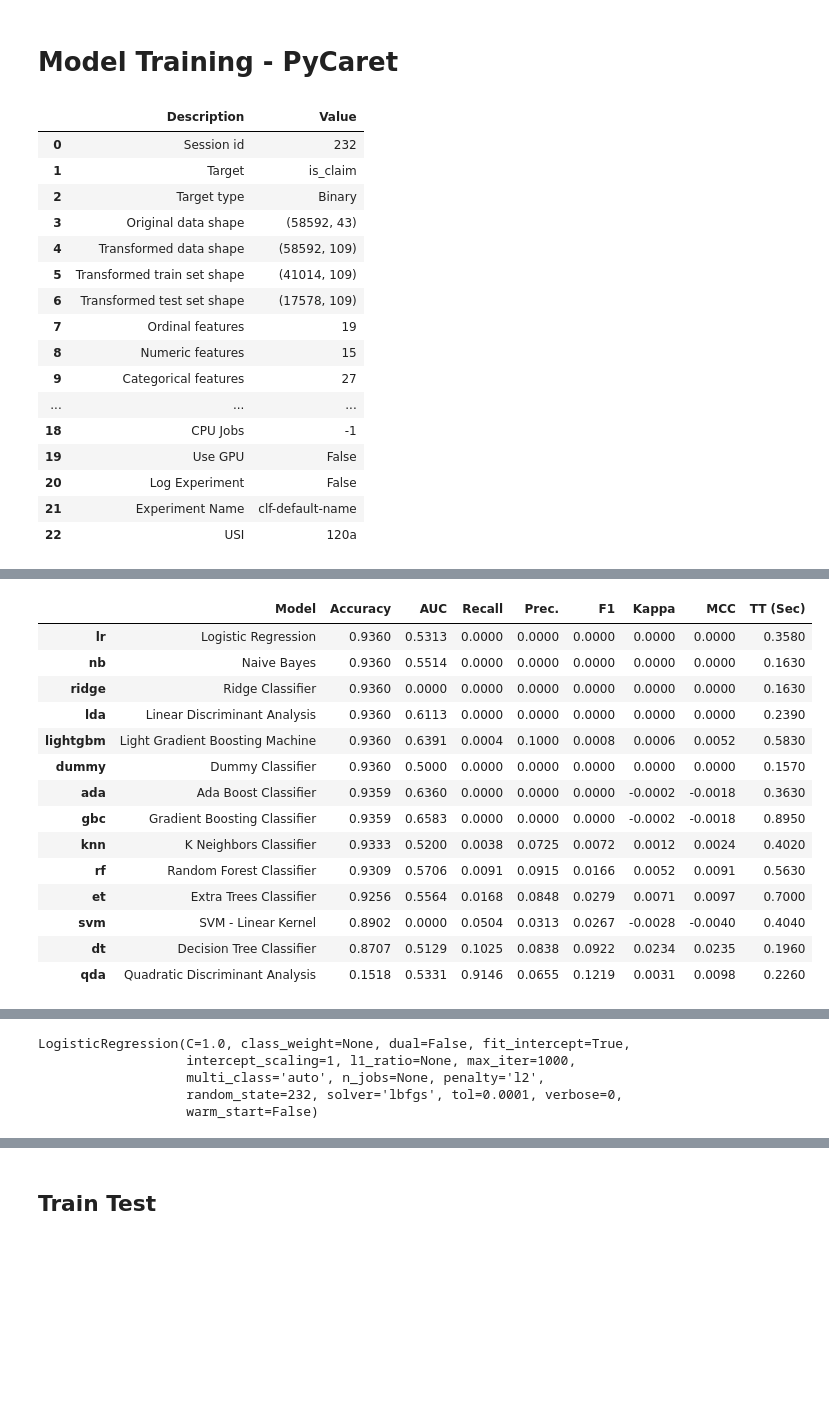
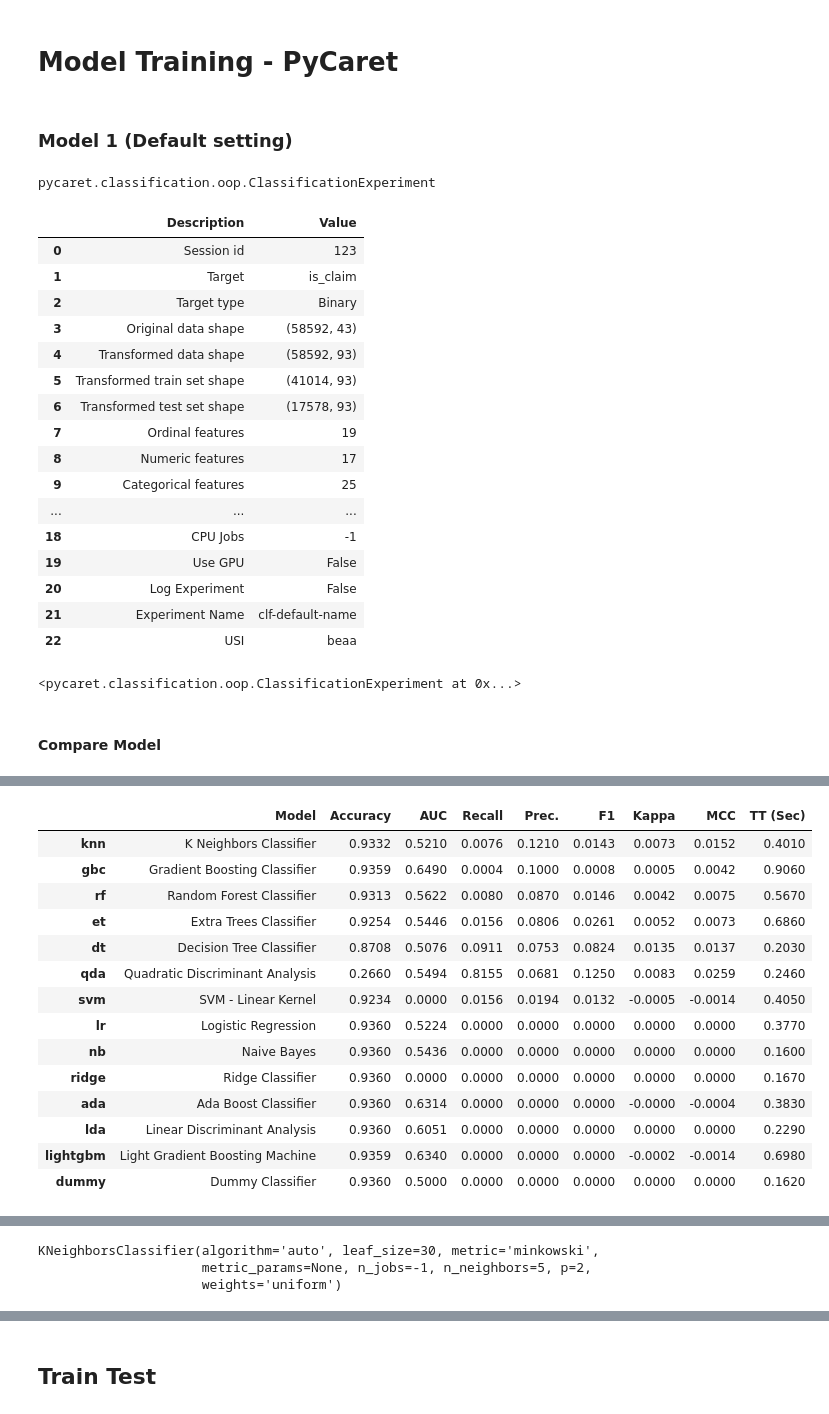
Before and after one commit to AI-13/Car-Insurance-Claim-Prediction, a Jupyter notebook: Car Insurance Claim Modelling 1.ipynb, the cells around one changed output, grey strips where cells are left out. Saved outputs shown, nothing was run; the diff lists cells and outputs as text; code cells hidden in the pictures; blank space fills up the shorter version.

Commit message:
Most of the data pre-processing done. Needs to run the model again and see if it improves. Also see if manual resampling is required.

```diff
--- a/Car Insurance Claim Modelling 1.ipynb
+++ b/Car Insurance Claim Modelling 1.ipynb
@@ -276,49 +653,57 @@ is_central_locking, is_power_steering, is_driver_seat_height_adjustable, is_day_
 # %%
 #Load Libraries
 from pycaret.classification import *
+# %% [markdown]
+### Model 1 (Default setting)
+# %%
+# Setup Pycaret modelling - using OOP
+clf1 = ClassificationExperiment()
+type(clf1)
+# %% [output]
+pycaret.classification.oop.ClassificationExperiment
 # %%
-# Setup Pycaret modelling
-clf = setup(data = DF, target = 'is_claim')
+clf1.setup(data = DF, target = 'is_claim', session_id = 123)
 # %% [output]
 |  | Description | Value |
-| 0 | Session id | 232 |
+| 0 | Session id | 123 |
 | 1 | Target | is_claim |
 | 2 | Target type | Binary |
 | 3 | Original data shape | (58592, 43) |
-| 4 | Transformed data shape | (58592, 109) |
-| 5 | Transformed train set shape | (41014, 109) |
-| 6 | Transformed test set shape | (17578, 109) |
+| 4 | Transformed data shape | (58592, 93) |
+| 5 | Transformed train set shape | (41014, 93) |
+| 6 | Transformed test set shape | (17578, 93) |
 | 7 | Ordinal features | 19 |
-| 8 | Numeric features | 15 |
-| 9 | Categorical features | 27 |
+| 8 | Numeric features | 17 |
+| 9 | Categorical features | 25 |
 | ... | ... | ... |
 | 18 | CPU Jobs | -1 |
 | 19 | Use GPU | False |
 | 20 | Log Experiment | False |
 | 21 | Experiment Name | clf-default-name |
-| 22 | USI | 120a |
+| 22 | USI | beaa |
+<pycaret.classification.oop.ClassificationExperiment at 0x...>
+# %% [markdown]
+#### Compare Model
 # %%
-compare_models()
+clf1.compare_models(sort = 'precision')
 # %% [output]
 [interactive output not drawn]
 |  | Model | Accuracy | AUC | Recall | Prec. | F1 | Kappa | MCC | TT (Sec) |
-| lr | Logistic Regression | 0.9360 | 0.5313 | 0.0000 | 0.0000 | 0.0000 | 0.0000 | 0.0000 | 0.3580 |
-| nb | Naive Bayes | 0.9360 | 0.5514 | 0.0000 | 0.0000 | 0.0000 | 0.0000 | 0.0000 | 0.1630 |
-| ridge | Ridge Classifier | 0.9360 | 0.0000 | 0.0000 | 0.0000 | 0.0000 | 0.0000 | 0.0000 | 0.1630 |
-| lda | Linear Discriminant Analysis | 0.9360 | 0.6113 | 0.0000 | 0.0000 | 0.0000 | 0.0000 | 0.0000 | 0.2390 |
-| lightgbm | Light Gradient Boosting Machine | 0.9360 | 0.6391 | 0.0004 | 0.1000 | 0.0008 | 0.0006 | 0.0052 | 0.5830 |
-| dummy | Dummy Classifier | 0.9360 | 0.5000 | 0.0000 | 0.0000 | 0.0000 | 0.0000 | 0.0000 | 0.1570 |
-| ada | Ada Boost Classifier | 0.9359 | 0.6360 | 0.0000 | 0.0000 | 0.0000 | -0.0002 | -0.0018 | 0.3630 |
-| gbc | Gradient Boosting Classifier | 0.9359 | 0.6583 | 0.0000 | 0.0000 | 0.0000 | -0.0002 | -0.0018 | 0.8950 |
-| knn | K Neighbors Classifier | 0.9333 | 0.5200 | 0.0038 | 0.0725 | 0.0072 | 0.0012 | 0.0024 | 0.4020 |
-| rf | Random Forest Classifier | 0.9309 | 0.5706 | 0.0091 | 0.0915 | 0.0166 | 0.0052 | 0.0091 | 0.5630 |
-| et | Extra Trees Classifier | 0.9256 | 0.5564 | 0.0168 | 0.0848 | 0.0279 | 0.0071 | 0.0097 | 0.7000 |
-| svm | SVM - Linear Kernel | 0.8902 | 0.0000 | 0.0504 | 0.0313 | 0.0267 | -0.0028 | -0.0040 | 0.4040 |
-| dt | Decision Tree Classifier | 0.8707 | 0.5129 | 0.1025 | 0.0838 | 0.0922 | 0.0234 | 0.0235 | 0.1960 |
-| qda | Quadratic Discriminant Analysis | 0.1518 | 0.5331 | 0.9146 | 0.0655 | 0.1219 | 0.0031 | 0.0098 | 0.2260 |
+| knn | K Neighbors Classifier | 0.9332 | 0.5210 | 0.0076 | 0.1210 | 0.0143 | 0.0073 | 0.0152 | 0.4010 |
+| gbc | Gradient Boosting Classifier | 0.9359 | 0.6490 | 0.0004 | 0.1000 | 0.0008 | 0.0005 | 0.0042 | 0.9060 |
+| rf | Random Forest Classifier | 0.9313 | 0.5622 | 0.0080 | 0.0870 | 0.0146 | 0.0042 | 0.0075 | 0.5670 |
+| et | Extra Trees Classifier | 0.9254 | 0.5446 | 0.0156 | 0.0806 | 0.0261 | 0.0052 | 0.0073 | 0.6860 |
+| dt | Decision Tree Classifier | 0.8708 | 0.5076 | 0.0911 | 0.0753 | 0.0824 | 0.0135 | 0.0137 | 0.2030 |
+| qda | Quadratic Discriminant Analysis | 0.2660 | 0.5494 | 0.8155 | 0.0681 | 0.1250 | 0.0083 | 0.0259 | 0.2460 |
+| svm | SVM - Linear Kernel | 0.9234 | 0.0000 | 0.0156 | 0.0194 | 0.0132 | -0.0005 | -0.0014 | 0.4050 |
+| lr | Logistic Regression | 0.9360 | 0.5224 | 0.0000 | 0.0000 | 0.0000 | 0.0000 | 0.0000 | 0.3770 |
+| nb | Naive Bayes | 0.9360 | 0.5436 | 0.0000 | 0.0000 | 0.0000 | 0.0000 | 0.0000 | 0.1600 |
+| ridge | Ridge Classifier | 0.9360 | 0.0000 | 0.0000 | 0.0000 | 0.0000 | 0.0000 | 0.0000 | 0.1670 |
+| ada | Ada Boost Classifier | 0.9360 | 0.6314 | 0.0000 | 0.0000 | 0.0000 | -0.0000 | -0.0004 | 0.3830 |
+| lda | Linear Discriminant Analysis | 0.9360 | 0.6051 | 0.0000 | 0.0000 | 0.0000 | 0.0000 | 0.0000 | 0.2290 |
+| lightgbm | Light Gradient Boosting Machine | 0.9359 | 0.6340 | 0.0000 | 0.0000 | 0.0000 | -0.0002 | -0.0014 | 0.6980 |
+| dummy | Dummy Classifier | 0.9360 | 0.5000 | 0.0000 | 0.0000 | 0.0000 | 0.0000 | 0.0000 | 0.1620 |
 [interactive output not drawn]
-LogisticRegression(C=1.0, class_weight=None, dual=False, fit_intercept=True,
-                   intercept_scaling=1, l1_ratio=None, max_iter=1000,
-                   multi_class='auto', n_jobs=None, penalty='l2',
-                   random_state=232, solver='lbfgs', tol=0.0001, verbose=0,
-                   warm_start=False)
+KNeighborsClassifier(algorithm='auto', leaf_size=30, metric='minkowski',
+                     metric_params=None, n_jobs=-1, n_neighbors=5, p=2,
+                     weights='uniform')
```
Also changed, not shown: parts of 49 cells of this notebook, 1 other file.
